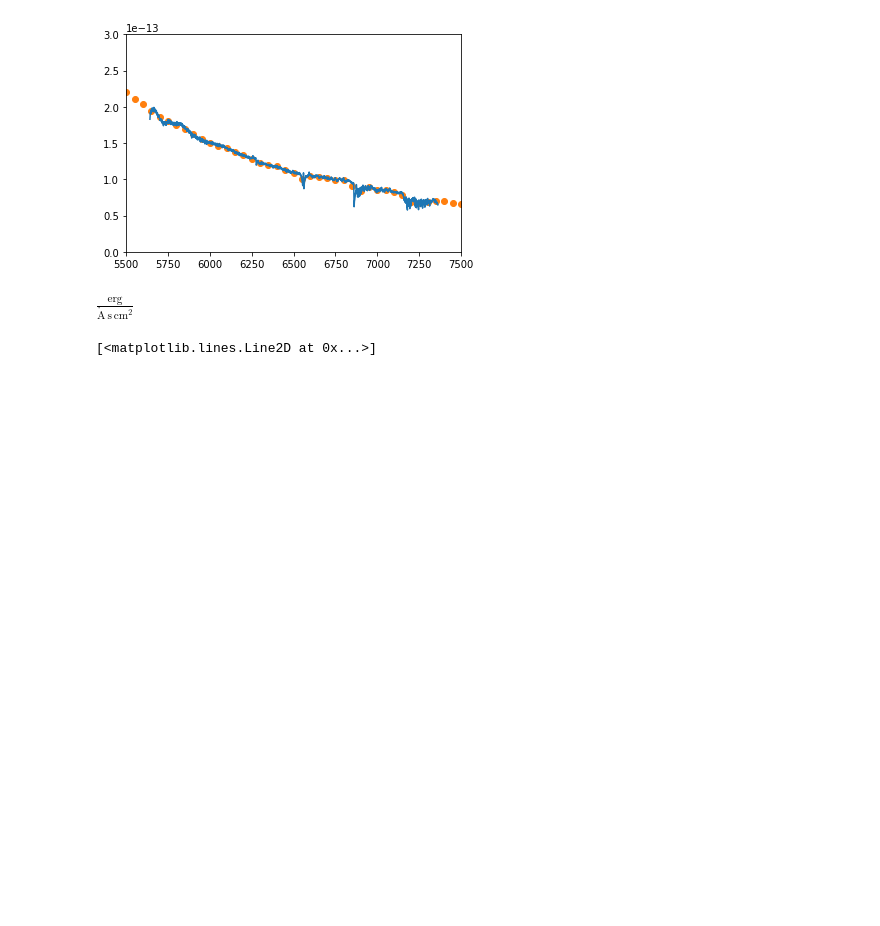
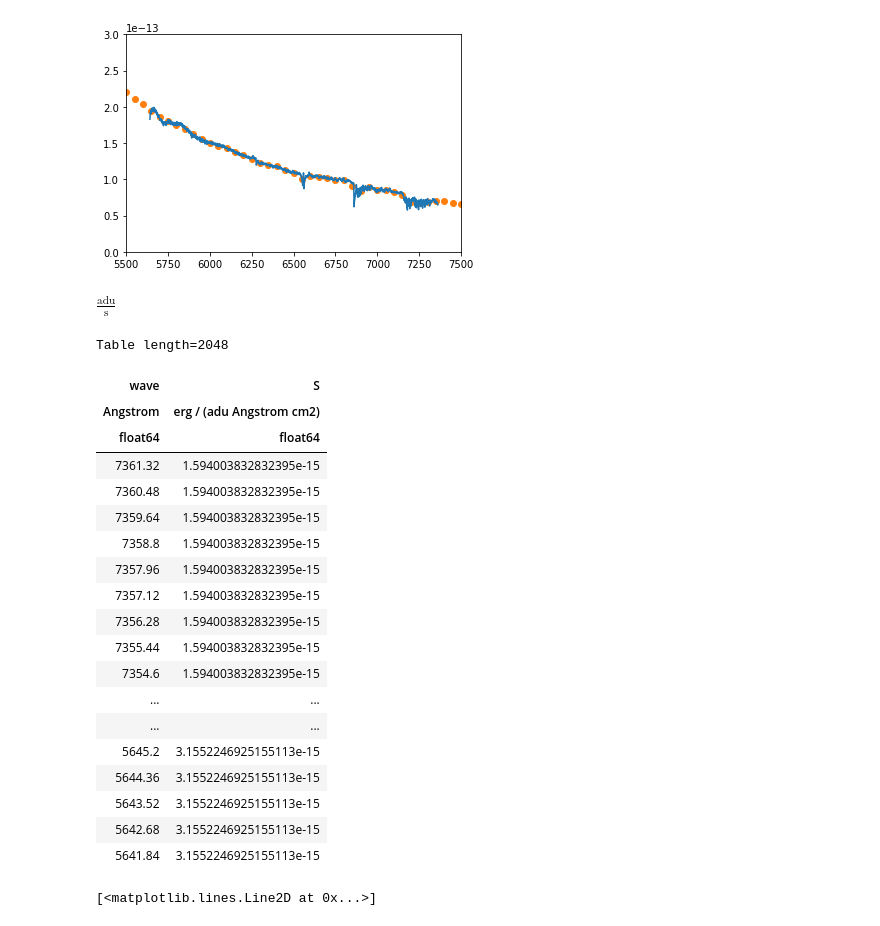
Before and after one commit to jradavenport/specreduce, a Jupyter notebook: specreduce/notebooks/fluxcal_demo.ipynb, the cells around one changed output. Saved outputs shown, nothing was run; the diff lists cells and outputs as text; code cells hidden in the pictures; blank space fills up the shorter version.

```diff
--- a/specreduce/notebooks/fluxcal_demo.ipynb
+++ b/specreduce/notebooks/fluxcal_demo.ipynb
@@ -108,6 +127,6 @@ plt.ylim(0, 0.3e-12)
 [figure]
 # %%
 # and the result now has the right units!
-(obj_flux * sensfunc_lin).unit
+(obj_flux * sensfunc_lin['S']).unit
 # %% [output]
-$\mathrm{\frac{erg}{\mathring{A}\,s\,cm^{2}}}$
+$\mathrm{\frac{adu}{s}}$
@@ -115,0 +133,23 @@ Xfile = obs_extinction('apoextinct.dat')
+# %%
+sensfunc_lin
+# %% [output]
+Table length=2048
+| wave | S |
+| Angstrom | erg / (adu Angstrom cm2) |
+| float64 | float64 |
+| 7361.32 | 1.594003832832395e-15 |
+| 7360.48 | 1.594003832832395e-15 |
+| 7359.64 | 1.594003832832395e-15 |
+| 7358.8 | 1.594003832832395e-15 |
+| 7357.96 | 1.594003832832395e-15 |
+| 7357.12 | 1.594003832832395e-15 |
+| 7356.28 | 1.594003832832395e-15 |
+| 7355.44 | 1.594003832832395e-15 |
+| 7354.6 | 1.594003832832395e-15 |
+| ... | ... |
+| ... | ... |
+| 5645.2 | 3.1552246925155113e-15 |
+| 5644.36 | 3.1552246925155113e-15 |
+| 5643.52 | 3.1552246925155113e-15 |
+| 5642.68 | 3.1552246925155113e-15 |
+| 5641.84 | 3.1552246925155113e-15 |
```
Also changed, not shown: parts of 15 cells of this notebook, 2 other files.
